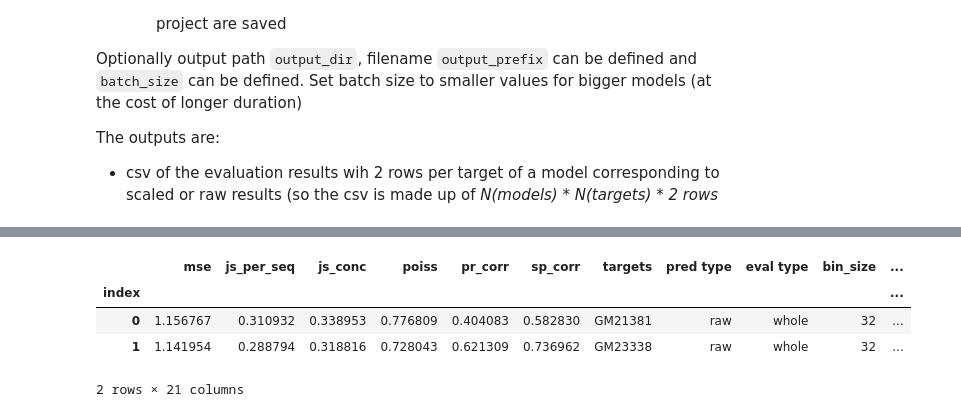
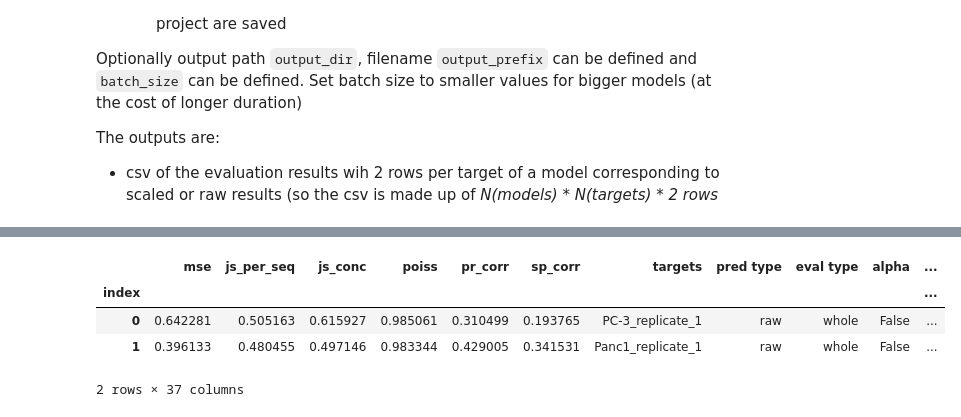
Before and after one commit to shtoneyan/gopher, a Jupyter notebook: tutorials/evaluation.ipynb, the cells around one changed output, grey strips where cells are left out. Drawn from its saved outputs; the diff is of its cells as text; code cells hidden in the pictures.

Commit message:
add eval tutorial

```diff
--- a/tutorials/evaluation.ipynb
+++ b/tutorials/evaluation.ipynb
@@ -23,8 +23,9 @@ import pandas as pd
 # %%
 %%time
 # use list of run directories
-evaluate.evaluate_project(data_dir='/mnt/1a18a49e-9a31-4dbf-accd-3fb8abbfab2d/shush/4grid_atac/lite/random_chop/i_2048_w_1/',
-                          run_dir_list=['/mnt/31dac31c-c4e2-4704-97bd-0788af37c5eb/shush/wandb/wandb_amber/run-20210804_161352-v3cllxs2/'],
+output_dir = 'tutorial_outputs/'
+evaluate.evaluate_project(data_dir='../data/tfr_datasets/i_2048_w_1/',
+                          run_dir_list=['tutorial_outputs'], output_dir=output_dir,
                          batch_size=512)
 # %% [output]
 USING PREDEFINED LIST OF RUNS
@@ -35,12 +36,12 @@ Wall time: 1.8 s
 # %%
-evaluation_results = pd.read_csv('output/evaluation_results.csv', index_col='index') # get results from default output path
+evaluation_results = pd.read_csv(output_dir+'/evaluation_results.csv', index_col='index') # get results from default output path
 evaluation_results.head(2)
 # %% [output]
-|  | mse | js_per_seq | js_conc | poiss | pr_corr | sp_corr | targets | pred type | eval type | bin_size | ... |
+|  | mse | js_per_seq | js_conc | poiss | pr_corr | sp_corr | targets | pred type | eval type | alpha | ... |
 | index |  |  |  |  |  |  |  |  |  |  | ... |
-| 0 | 1.156767 | 0.310932 | 0.338953 | 0.776809 | 0.404083 | 0.582830 | GM21381 | raw | whole | 32 | ... |
-| 1 | 1.141954 | 0.288794 | 0.318816 | 0.728043 | 0.621309 | 0.736962 | GM23338 | raw | whole | 32 | ... |
+| 0 | 0.642281 | 0.505163 | 0.615927 | 0.985061 | 0.310499 | 0.193765 | PC-3_replicate_1 | raw | whole | False | ... |
+| 1 | 0.396133 | 0.480455 | 0.497146 | 0.983344 | 0.429005 | 0.341531 | Panc1_replicate_1 | raw | whole | False | ... |
-2 rows × 21 columns
+2 rows × 37 columns
 # %%
 eval_type = 'whole'
 pred_type = 'raw'
```
Also changed, not shown: parts of 3 cells of this notebook, 5 other files.
